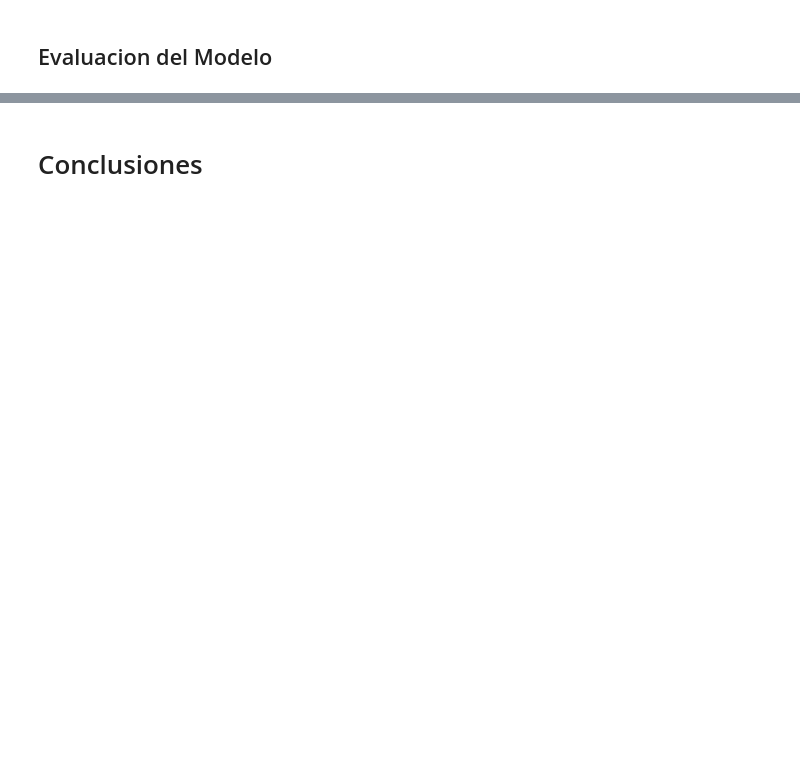
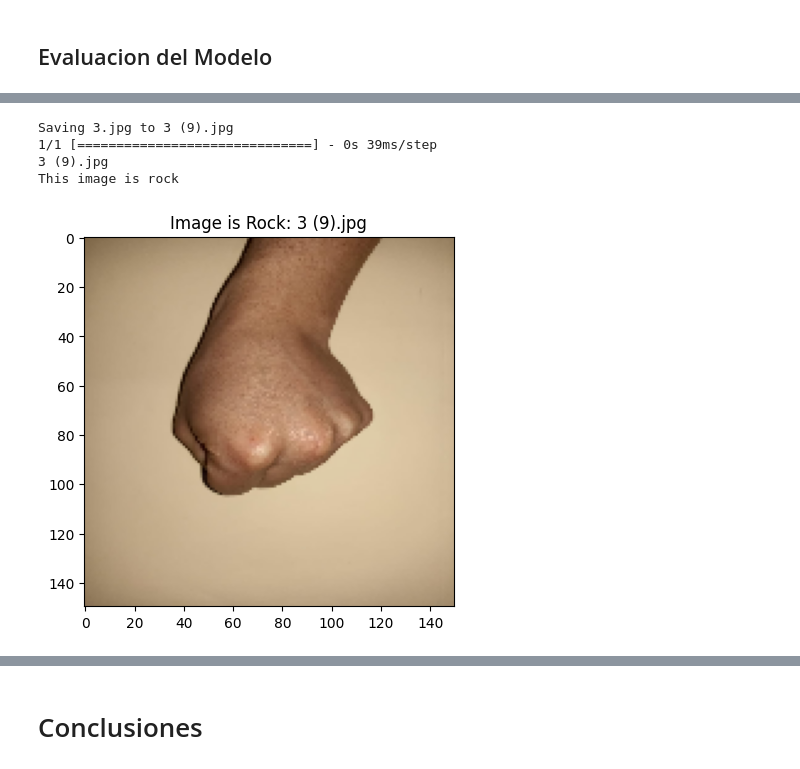
Before and after one commit to DCI-alxogm/ml2023-DPM2310, a Jupyter notebook: ProyectoFinal/ProyectoFinal_ML.ipynb, the cells around one changed output, grey strips where cells are left out. Cells and saved outputs as stored; diff of their text form; code cells hidden in the pictures; blank space fills up the shorter version.

```diff
--- a/ProyectoFinal/ProyectoFinal_ML.ipynb
+++ b/ProyectoFinal/ProyectoFinal_ML.ipynb
@@ -443,0 +578,32 @@ Analizando de forma detallada capa por capa de nuestra CNN tenemos que:
+# %%
+# Cargamos alguna imagen para realizar predicciones con el modelo previamente entrenado.
+
+uploaded = files.upload()
+
+for fn in uploaded.keys():
+
+  path = fn
+
+  # Redimensionamos la imagen al tamaño que espera el modelo.
+
+  img = image.load_img(path, target_size =(150,150))
+  imgplot = plt.imshow(img)
+  x = image.img_to_array(img)
+  x = np.expand_dims(x, axis=0)
+  images = np.vstack([x])
+
+  # Utilizamos el modelo para predecir la clase de imagen guardada.
+
+  classes = arquitectura.predict(images, batch_size=4)
+
+  print(fn)
+  if classes[0,0]!=0:
+    print('This image is paper')
+    plt.title("Image is paper: " + fn)
+  elif classes[0,1]!=0:
+    print('This image is rock')
+    plt.title("Image is Rock: " + fn )
+  else:
+    print('This image is scissors')
+    plt.title("Image is Scissors: " + fn ,)
+# %% [output]
@@ -443,0 +611,5 @@ Analizando de forma detallada capa por capa de nuestra CNN tenemos que:
+Saving 3.jpg to 3 (9).jpg
+1/1 [==============================] - 0s 39ms/step
+3 (9).jpg
+This image is rock
+[figure, added]
```
Also changed, not shown: parts of 28 cells of this notebook.
